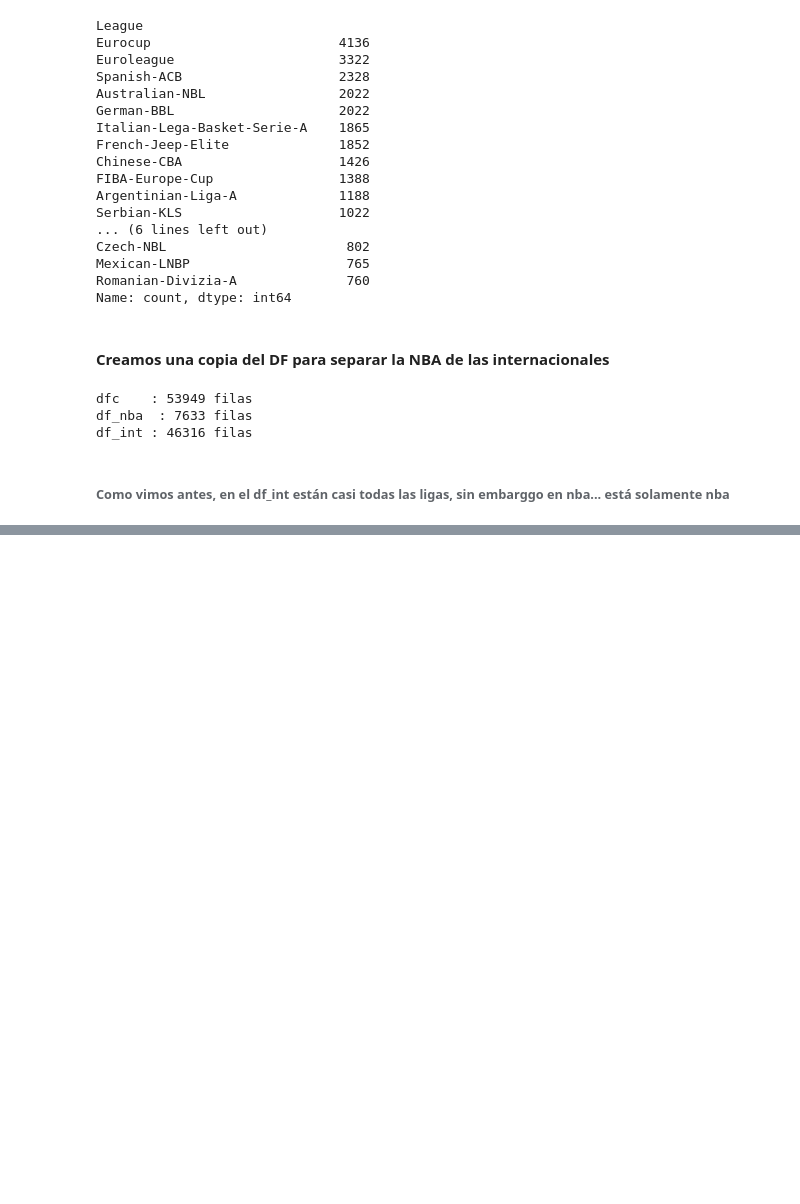
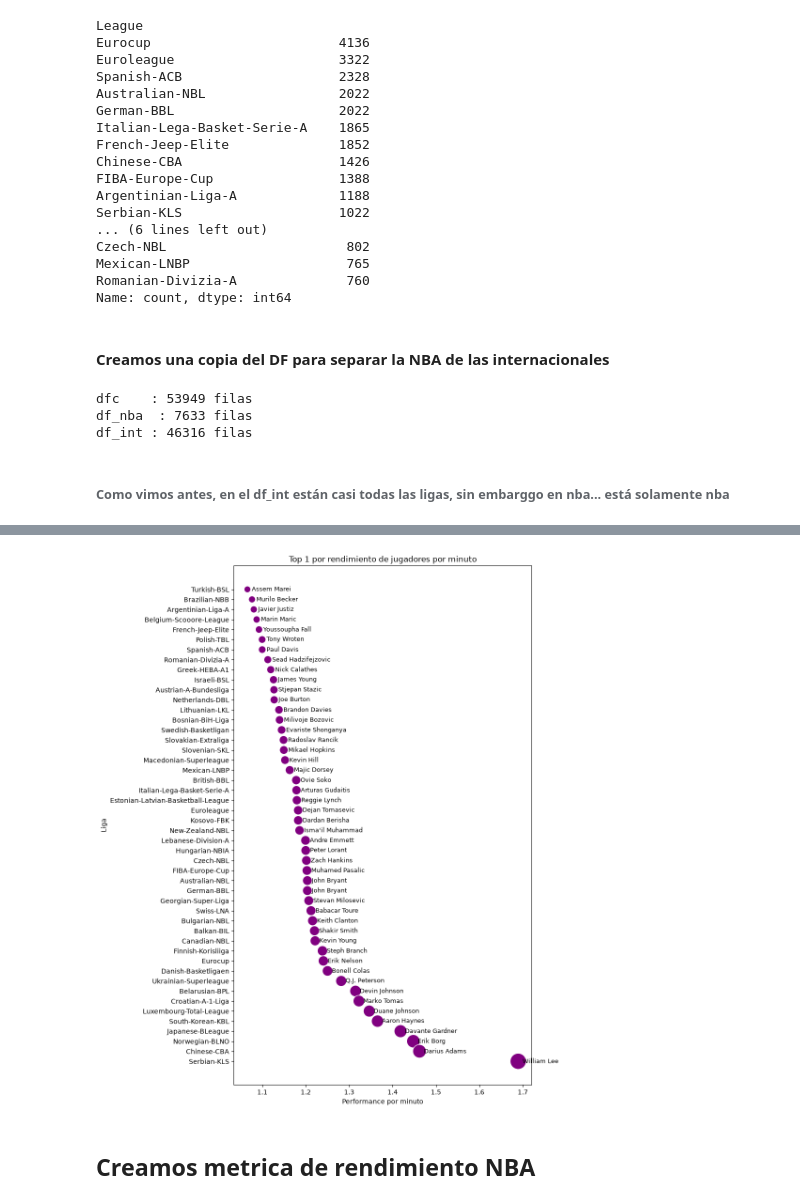
Before and after one commit to c0sh1/basketball_stats_analysis, a Jupyter notebook: Notebook/EDA.ipynb, the cells around one changed output, grey strips where cells are left out. Cells and saved outputs as stored; diff of their text form; code cells hidden in the pictures; blank space fills up the shorter version.

```diff
--- a/Notebook/EDA.ipynb
+++ b/Notebook/EDA.ipynb
@@ -249,0 +349,11 @@ df_int : 46316 filas
+# %%
+top1_perform = (
+    df_int.loc[
+        df_int.groupby('League')['performpermin'].idxmax(),
+        ['League', 'Player', 'performpermin', 'Season']
+    ]
+    .sort_values('performpermin', ascending=False)
+    .reset_index(drop=True)
+)
+
+top1_perform
@@ -249,0 +378,34 @@ df_int : 46316 filas
+# %%
+top1_sorted = top1_perform.sort_values('performpermin')
+
+plt.figure(figsize=(10,12))
+
+sns.scatterplot(
+    data=top1_sorted,
+    x='performpermin',
+    y='League',
+    size='performpermin',
+    sizes=(100, 600),
+    color='purple',
+    legend=False
+)
+
+for i, row in top1_sorted.iterrows():
+    plt.text(
+        row['performpermin'] + 0.01,
+        row['League'],
+        row['Player'],
+        va='center',
+        fontsize=9
+    )
+
+plt.title('Top 1 por rendimiento de jugadores por minuto')
+plt.xlabel('Performance por minuto')
+plt.ylabel('Liga')
+
+plt.tight_layout()
+plt.show()
+# %% [output]
+[figure, added]
+# %% [markdown]
+## Creamos metrica de rendimiento NBA
```
Also changed, not shown: parts of 16 cells of this notebook.
